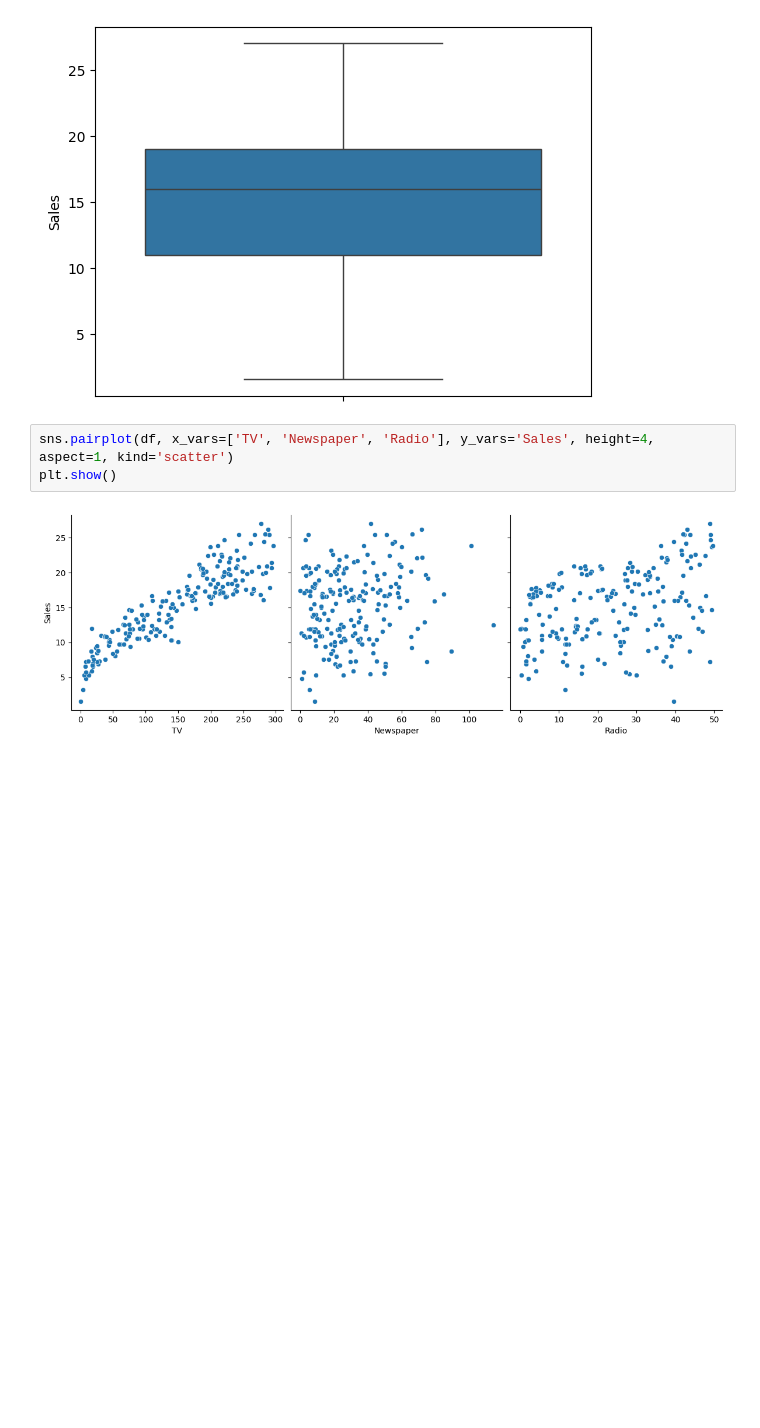
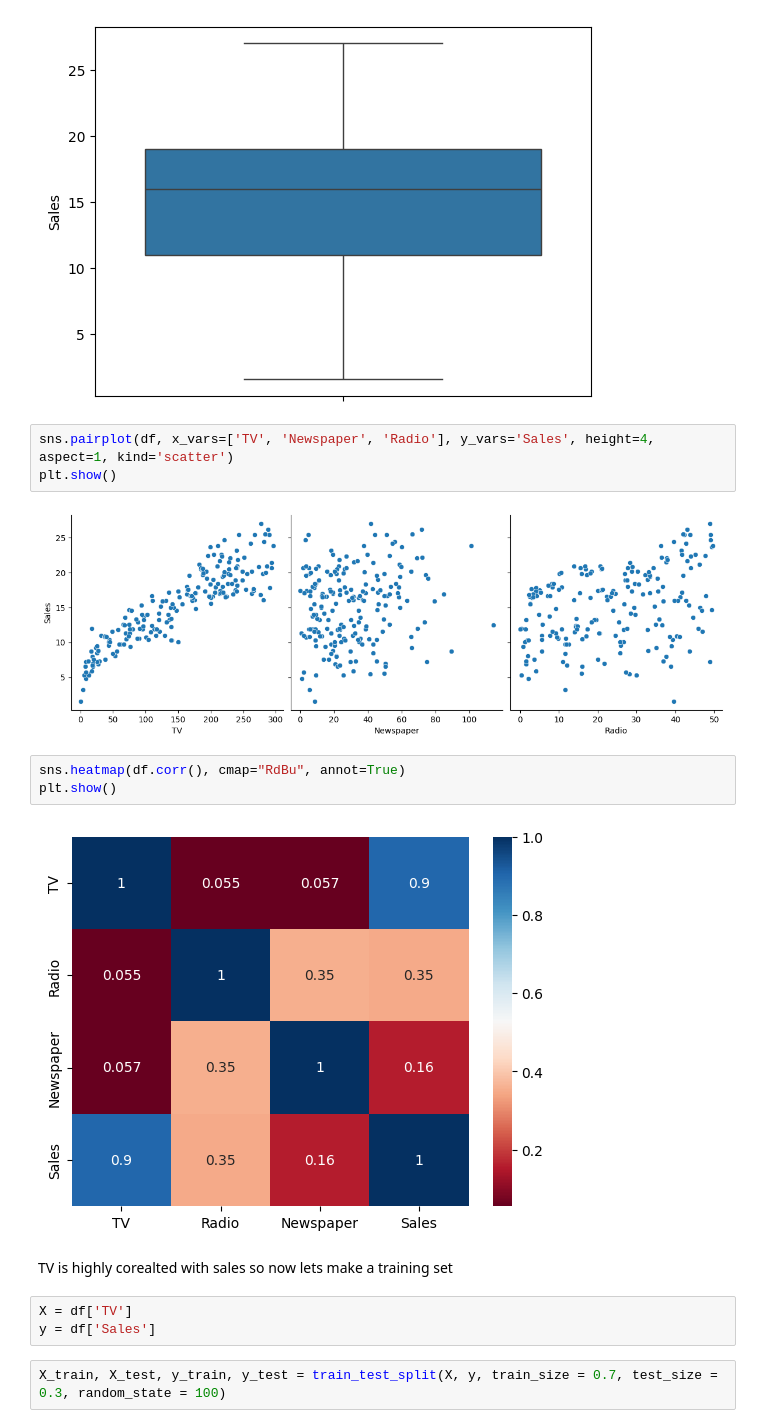
Before and after one commit to SKC-18/Sales_dataset, a Jupyter notebook: sales_dataset.ipynb, the cells around one changed output. Drawn from its saved outputs; the diff is of its cells as text; blank space fills up the shorter version.

```diff
--- a/sales_dataset.ipynb
+++ b/sales_dataset.ipynb
@@ -84,3 +84,15 @@ sns.pairplot(df, x_vars=['TV', 'Newspaper', 'Radio'], y_vars='Sales', height=4,
 plt.show()
 # %% [output]
 [figure]
+# %%
+sns.heatmap(df.corr(), cmap="RdBu", annot=True)
+plt.show()
+# %% [output]
+[figure, added]
+# %% [markdown]
+TV is highly corealted with sales so now lets make  a  training set
+# %%
+X = df['TV']
+y = df['Sales']
+# %%
+X_train, X_test, y_train, y_test = train_test_split(X, y, train_size = 0.7, test_size = 0.3, random_state = 100)
```
Also changed, not shown: parts of 2 cells of this notebook.
